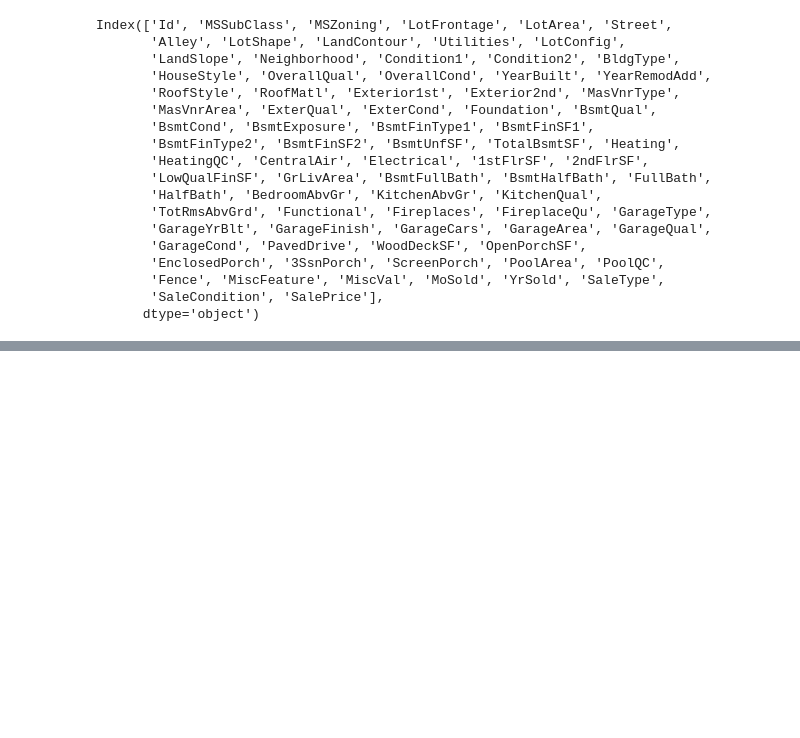
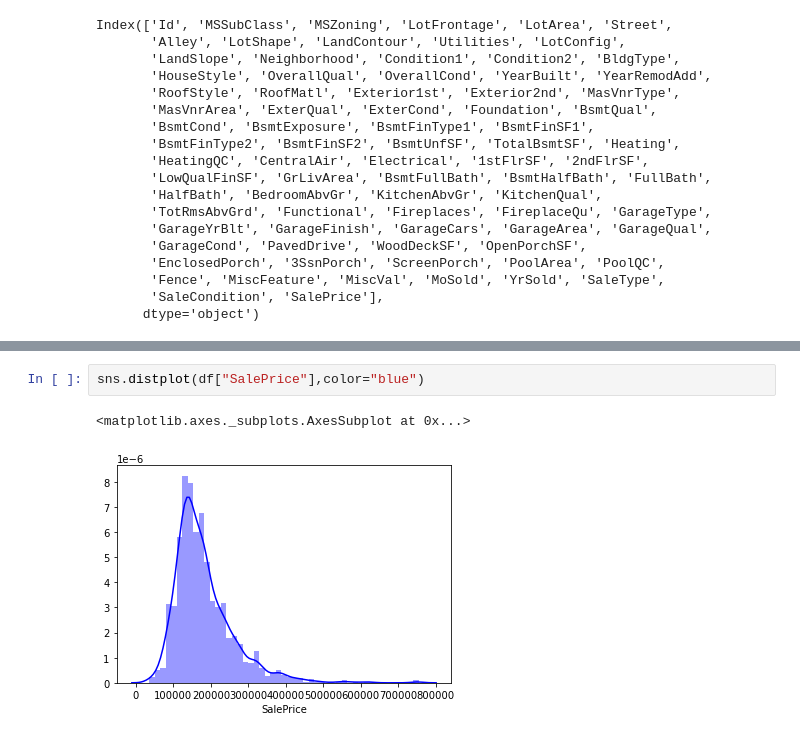
Before and after one commit to sheetalcm19/House-Price-Prediction, a Jupyter notebook: house_price_prediction.ipynb, the cells around one changed output, grey strips where cells are left out. Drawn from its saved outputs; the diff is of its cells as text; blank space fills up the shorter version.

```diff
--- a/house_price_prediction.ipynb
+++ b/house_price_prediction.ipynb
@@ -44,0 +118,5 @@ Index(['Id', 'MSSubClass', 'MSZoning', 'LotFrontage', 'LotArea', 'Street',
+# %%
+sns.distplot(df["SalePrice"],color="blue")
+# %% [output]
+<matplotlib.axes._subplots.AxesSubplot at 0x...>
+[figure, added]
```
Also changed, not shown: parts of 10 cells of this notebook, 4 other files.
